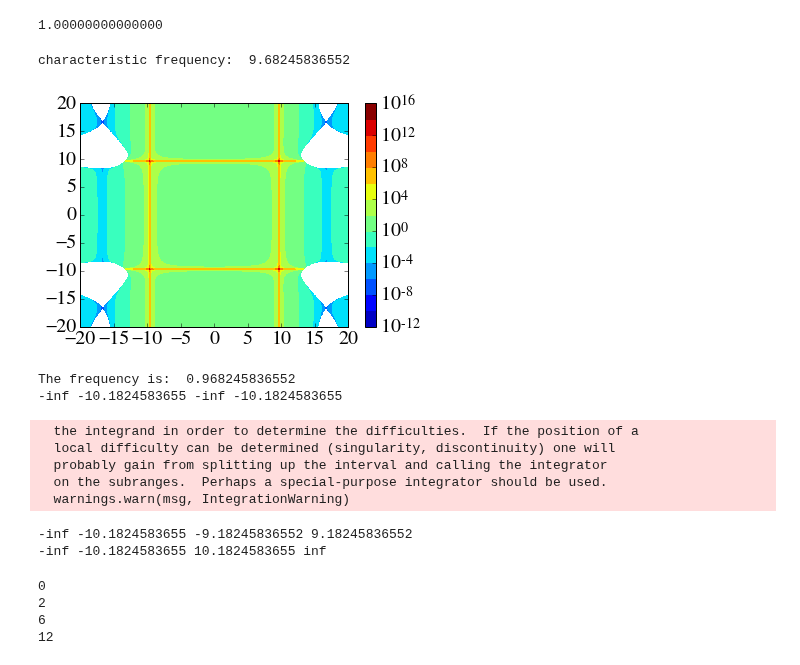
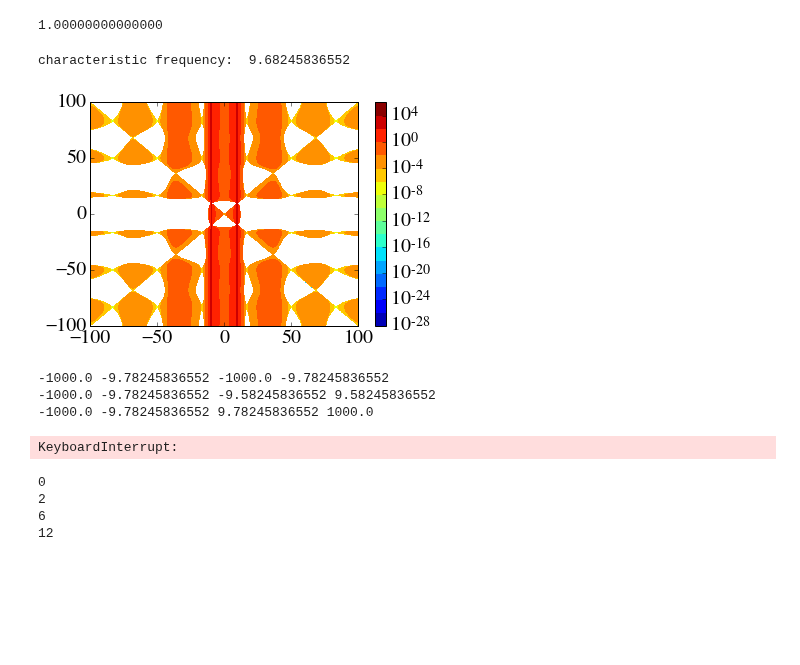
Before and after one commit to nemetniki/General-linear-model, a Jupyter notebook: Integrate_test.ipynb, the cells around one changed output. Saved outputs shown, nothing was run; the diff lists cells and outputs as text; code cells hidden in the pictures; blank space fills up the shorter version.

```diff
--- a/Integrate_test.ipynb
+++ b/Integrate_test.ipynb
@@ -93,90 +93,99 @@ def sens(x,delta,kapa,kapb,ra,rb,kta,ktb,phib,La,Lb):
         return np.exp(1j*(nu*t+phi))
     def d(nu,t,phi,kap,Del,k): #dpa if Del&phi, dma if -Del&-phi, dmb if Del&-phi, dpb if -Del&phi
         return kap - 1j*(nu+Del) + k*Ei(nu,t,-phi)
-    def Lf(nu,Del,tp,phip,kapp,kp,tm,phim,kapm,km,eps):#Lab if Del&p is a
+    def Lf(nu,Del,tp,phip,kapp,kp,tm,phim,kapm,km,eps):#Lab if Del & p is a
         return abs(eps)**2 - d(nu,tp,phip,kapp,Del,kp)*d(nu,tm,-phim,kapm,Del,km)
     def K(nu,t,phi,kap,k,kap1,L):
         return kap + k*np.cos(phi+nu*t) - kap1*L
-    def U1(nu,tL,phiL,kapL,kL,kap1L,L,t,phi,kap,k): #in case of ab L is for a
-        return 4*K(-nu,tL,phiL,kapL,kL,kap1L,L)*K(nu,t,phi,kap,k,0,0)
-    def albe(nu,t,phi,kap1,kap2,L):
+    def albe(nu,t,phi,kap1,kap2,L): #alpha1 if phia,kap1a,kap2a,La
         return np.sqrt(2*kap1) + np.sqrt(2*kap2*(1-L))*Ei(nu,t,phi)
-    def D(nu,Del,tp,phip,kapp,kp,tm,phim,kapm,km,kap1,kap2,L,eps):
+    def D(nu,Del,tp,phip,kapp,kp,tm,phim,kapm,km,kap1,kap2,L,eps): #Da if Del & p is b
         return np.sqrt(1-L)*Lf(nu,-Del,tp,phip,kapp,kp,tm,phim,kapm,km,eps)*Ei(nu,tm,phim) +\
         d(nu,tp,phip,kapp,-Del,kp)*albe(nu,tm,phim,kap1,kap2,L)*albe(nu,tm,phim,kap2,kap1,L)
-    def E(nu,Del,tp,phip,kapp,kp,tm,phim,kapm,km,kap1,kap2,L,eps):
-        return np.sqrt(L)*np.sqrt(2*kap2)*d(nu,tp,phip,kapp,-Del,kp)*albe(nu,tm,phim,kap2,kap1,L) +\
-        Lf(nu,Del,tp,phip,kapp,kp,tm,phim,kapm,km,eps)
+    def E(nu,Del,tp,phip,kapp,kp,tm,phim,kapm,km,kap1,kap2,L,eps): #Ea if Del & p is b
+        return np.sqrt(L)*(np.sqrt(2*kap2)*d(nu,tp,phip,kapp,-Del,kp)*albe(nu,tm,phim,kap2,kap1,L) +\
+        Lf(nu,-Del,tp,phip,kapp,kp,tm,phim,kapm,km,eps))
     def R(nu,Del,tp,phip,kapp,kp,tm,phim,kapm,km,kap1,kap2,L,eps): #for Ra p means b
-        return np.conj(albe(nu,tm,phim,kap1,kap2,L))*D(nu,Del,tp,phip,kapp,kp,tm,phim,kapm,km,kap1,kap2,L,eps) +\
-    np.sqrt(2*kap2*L)*E(nu,Del,tp,phip,kapp,kp,tm,phim,kapm,km,kap1,kap2,L,eps)
+        return albe(nu,tm,phim,kap1,kap2,L)*np.conj(D(nu,Del,tp,phip,kapp,kp,tm,phim,kapm,km,kap1,kap2,L,eps)) +\
+    np.sqrt(2*kap2*L)*np.conj(E(nu,Del,tp,phip,kapp,kp,tm,phim,kapm,km,kap1,kap2,L,eps))
 
     def U(nu,nup,tp,phip,kapp,Del,kp,Lp,kap1p,kap2p,tm,phim,kapm,km,Lm,kap1m,kap2m,eps): #in case of Uab a is p
         return 4*K(-nu,tp,phip,kapp,kp,kap1p,Lp)*K(nu,tm,phim,kapm,km,kap1m,0)*\
     (abs(D(nup,Del,tm,phim,kapm,km,tp,phip,kapp,kp,kap1p,kap2p,Lp,eps))**2+\
      abs(E(nup,Del,tm,phim,kapm,km,tp,phip,kapp,kp,kap1p,kap2p,Lp,eps))**2) +\
-    np.conj(albe(-nu,tp,phip,kap2p,kap1p,Lp))*np.conj(R(nu,-Del,tp,phip,kapp,kp,tm,phim,kapm,km,kap1m,kap2m,Lm,eps))*\
-    albe(nup,tm,phim,kap2m,kap1m,Lm)*R(nup,Del,tm,phim,kapm,km,tp,phip,kapp,kp,kap1p,kap2p,Lp,eps)
+    np.conj(albe(-nu,tp,phip,kap2p,kap1p,Lp))*R(nu,-Del,tp,phip,kapp,kp,tm,phim,kapm,km,kap1m,kap2m,Lm,eps)*\
+    albe(-nup,tm,phim,kap2m,kap1m,Lm)*np.conj(R(nup,Del,tm,phim,kapm,km,tp,phip,kapp,kp,kap1p,kap2p,Lp,eps))
 
     #Uncertainty of the particle number
     def uncert(nu,nup,phi,eps):
-        return np.real(np.abs(eps)**2*(U(nu,nup,taua,phib+phi,kapa,Del,ka,La,kap1a,kap2a,taub,phib,kapb,kb,Lb,kap1b,kap2b,eps)+\
-                               U(-nu,-nup,taub,phib,kapb,Del,kb,Lb,kap1b,kap2b,taua,phib+phi,kapa,ka,La,kap1a,kap2a,eps))/\
+        return np.real(np.abs(eps)**2*(U(nu,nup,taua,phib+phi,kapa,Del,ka,La,kap1a,kap2a,taub,phib,kapb,kb,Lb,kap1b,kap2b,eps)/\
                             (np.abs(Lf(nu,Del,taua,phib+phi,kapa,ka,taub,phib,kapb,kb,eps))**2*\
-                            np.abs(Lf(nup,-Del,taub,phib,kapb,kb,taua,phib+phi,kapa,ka,eps))**2))
+                            np.abs(Lf(nup,-Del,taub,phib,kapb,kb,taua,phib+phi,kapa,ka,eps))**2)+\
+                               U(nu,nup,taub,phib,kapb,-Del,kb,Lb,kap1b,kap2b,taua,phib+phi,kapa,ka,La,kap1a,kap2a,eps))/\
+                            (np.abs(Lf(nup,Del,taua,phib+phi,kapa,ka,taub,phib,kapb,kb,eps))**2*\
+                            np.abs(Lf(nu,-Del,taub,phib,kapb,kb,taua,phib+phi,kapa,ka,eps))**2))
     def unc_int(phi,eps):
-        lims = np.array([[-np.inf,-(specfreq-.5)*2*np.pi,(specfreq+.5)*2*np.pi],\
-                         [-(specfreq+.5)*2*np.pi,(specfreq-.5)*2*np.pi,np.inf]])
+        lims = np.array([[-1000*2*np.pi,-(specfreq-.1)*2*np.pi,(specfreq+.1)*2*np.pi],\
+                         [-(specfreq+.1)*2*np.pi,(specfreq-.1)*2*np.pi,1000*2*np.pi]])
+#        res,err = integ.dblquad(uncert,-np.inf,np.inf,\
+#                                lambda nup: -np.inf,lambda nup: np.inf, args=(phi,eps))
         integral = 0
         for i1 in range(3):
             for i2 in range(3):
                 print(lims[0,i1]/2/np.pi,lims[1,i1]/2/np.pi,lims[0,i2]/2/np.pi,lims[1,i2]/2/np.pi)
-                res,err = integ.dblquad(uncert,lims[0,i1],lims[1,i1],\
-                                  lambda nup: lims[0,i2],lambda nup: lims[1,i2], args=(phi,eps),epsabs=100)
+#                res,err = integ.dblquad(uncert,lims[0,i1],lims[1,i1],\
+#                                  lambda nup: lims[0,i2],lambda nup: lims[1,i2], args=(phi,eps))
+                limopts = {'limit':100}
+                res,err = integ.nquad(uncert,[[lims[0,i1],lims[1,i1]],\
+                                  [lims[0,i2],lims[1,i2]]], args=(phi,eps),opts=[limopts,limopts])
                 integral += res
         return integral
-    ##IMPORTANT! This double integral only works with python 3.
+        #return res
+        ##IMPORTANT! This double integral only works with python 3.
 
     #Expectation value of the outgoing photon number
     def I_exp(nu,phi,eps):
         return np.real(eps**2*\
-    (U1(nu,taua,phib+phi,kapa,ka,kap1a,La,taub,phib,kapb,kb)/(np.abs(Lf(nu,Del,taua,phib+phi,kapa,ka,taub,phib,kapb,kb,eps))**2) +
-     U1(-nu,taub,phib,kapb,kb,kap1b,Lb,taua,phib+phi,kapa,ka)/(np.abs(Lf(-nu,-Del,taub,phib,kapb,kb,taua,phib+phi,kapa,ka,eps))**2)))
+    (4*K(-nu,ta,phib+phi,kapa,ka,kap1a,La)*K(nu,tb,phib,kapb,kb,kap1b,0)/\
+     (np.abs(Lf(nu,Del,taua,phib+phi,kapa,ka,taub,phib,kapb,kb,eps))**2) +
+     4*K(nu,ta,phib+phi,kapa,ka,kap1a,0)*K(-nu,tb,phib,kapb,kb,kap1b,Lb)/\
+     (np.abs(Lf(nu,-Del,taub,phib,kapb,kb,taua,phib+phi,kapa,ka,eps))**2)))
     def I_int(phi,eps):
         res,err = integ.quad(I_exp,-np.inf,np.inf,args=(phi,eps))
         #print(res)
         return res
 
-    nus  = np.linspace(-20,20,501)
-    nups = np.linspace(-20,20,501)
+    nus  = np.linspace(-100,100,1001)
+    nups = np.linspace(-100,100,1001)
     phis = np.linspace(-1,1,101)
     nu,phi = np.meshgrid(nus,phis)
     nu,nup = np.meshgrid(nus,nups)
+#    count=0
+#    for i in range(501):
+#        for j in range(501):
+#            if uncert(2*np.pi*nus[i],2*np.pi*nups[j],0,0.75*kapa)<0:
+#                count+=1
+#    print(count)
     plt.contourf(nu,nup,uncert(2*np.pi*nu,2*np.pi*nup,0,0.75*kapa),400,cmap=plt.cm.jet,norm = LogNorm())
     plt.colorbar()
     plt.show()
 
-    print("The frequency is: ",np.sqrt((ka/kapa)**2-(1-x)**2))
+#    print("The frequency is: ",np.sqrt((ka/kapa)**2-(1-x)**2))
     uncertain = unc_int(0.0,.75*kapa)
     print("The integral is: ", uncertain)
 
 #sens(x,delta,kapa,kapb,ra,rb,kta,ktb,phib,La,Lb)
 start = time.time()
 sens(.75,0,10,10,0.5,0.5,1.8833,1.8833,0,0,0)
 end = time.time()
 print("Time elapsed: ", end-start)
 # %% [output]
 characteristic frequency:  9.68245836552
-[figure, old version]
+[figure, new version]
-The frequency is:  0.968245836552
--inf -10.1824583655 -inf -10.1824583655
+-1000.0 -9.78245836552 -1000.0 -9.78245836552
+-1000.0 -9.78245836552 -9.58245836552 9.58245836552
+-1000.0 -9.78245836552 9.78245836552 1000.0
-  the integrand in order to determine the difficulties.  If the position of a
-  local difficulty can be determined (singularity, discontinuity) one will
-  probably gain from splitting up the interval and calling the integrator
-  on the subranges.  Perhaps a special-purpose integrator should be used.
-  warnings.warn(msg, IntegrationWarning)
+KeyboardInterrupt:
--inf -10.1824583655 -9.18245836552 9.18245836552
--inf -10.1824583655 10.1824583655 inf
 # %%
 n = 0
 for i in range(4):
```
Also changed, not shown: 1 other file.
